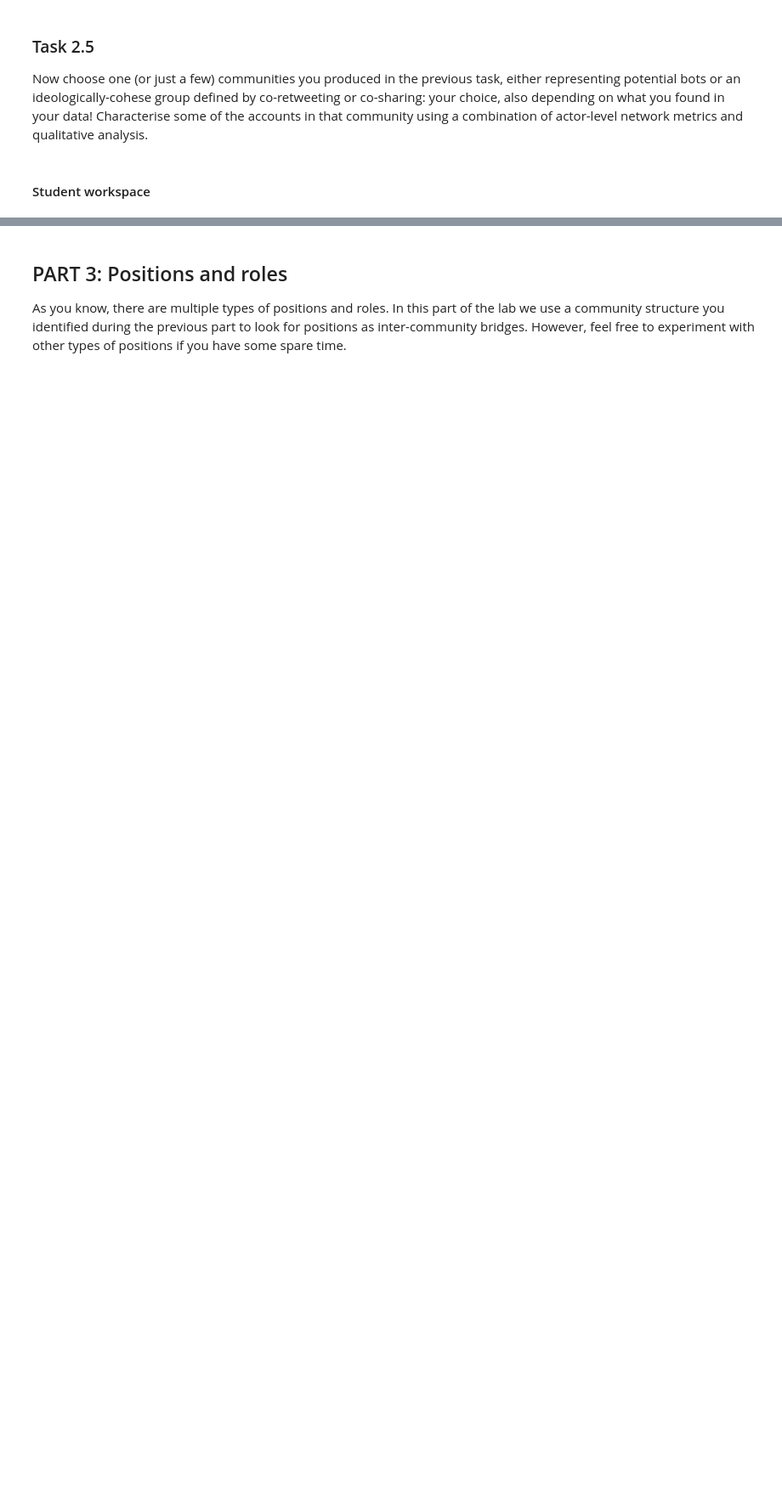
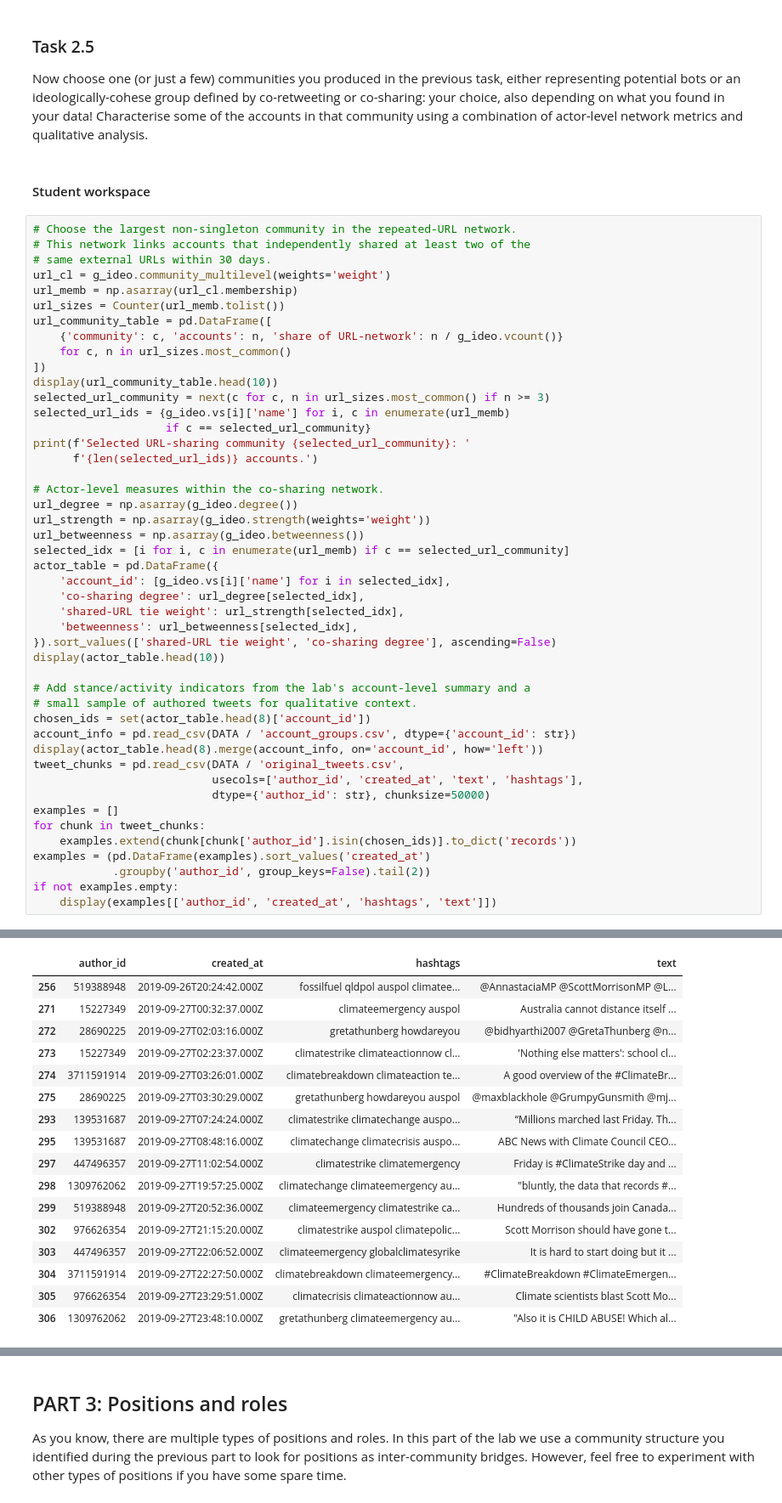
Before and after one commit to oskarpiibar/Mining-of-Social-Data, a Jupyter notebook: Lab3/lab_03.ipynb, the cells around one changed output, grey strips where cells are left out. Shown at 85% size. Saved outputs shown, nothing was run; the diff lists cells and outputs as text; blank space fills up the shorter version.

```diff
--- a/Lab3/lab_03.ipynb
+++ b/Lab3/lab_03.ipynb
@@ -640,3 +788,50 @@ Another application of community detection is to identify interesting communitie
 Now choose one (or just a few) communities you produced in the previous task, either representing potential bots or an ideologically-cohese group defined by co-retweeting or co-sharing: your choice, also depending on what you found in your data! Characterise some of the accounts in that community using a combination of actor-level network metrics and qualitative analysis.
 # %% [markdown]
 #### Student workspace
+# %%
+# Choose the largest non-singleton community in the repeated-URL network.
+# This network links accounts that independently shared at least two of the
+# same external URLs within 30 days.
+url_cl = g_ideo.community_multilevel(weights='weight')
+url_memb = np.asarray(url_cl.membership)
+url_sizes = Counter(url_memb.tolist())
+url_community_table = pd.DataFrame([
+    {'community': c, 'accounts': n, 'share of URL-network': n / g_ideo.vcount()}
+    for c, n in url_sizes.most_common()
+])
+display(url_community_table.head(10))
+selected_url_community = next(c for c, n in url_sizes.most_common() if n >= 3)
+selected_url_ids = {g_ideo.vs[i]['name'] for i, c in enumerate(url_memb)
+                    if c == selected_url_community}
+print(f'Selected URL-sharing community {selected_url_community}: '
+      f'{len(selected_url_ids)} accounts.')
+
+# Actor-level measures within the co-sharing network.
+url_degree = np.asarray(g_ideo.degree())
+url_strength = np.asarray(g_ideo.strength(weights='weight'))
+url_betweenness = np.asarray(g_ideo.betweenness())
+selected_idx = [i for i, c in enumerate(url_memb) if c == selected_url_community]
+actor_table = pd.DataFrame({
+    'account_id': [g_ideo.vs[i]['name'] for i in selected_idx],
+    'co-sharing degree': url_degree[selected_idx],
+    'shared-URL tie weight': url_strength[selected_idx],
+    'betweenness': url_betweenness[selected_idx],
+}).sort_values(['shared-URL tie weight', 'co-sharing degree'], ascending=False)
+display(actor_table.head(10))
+
+# Add stance/activity indicators from the lab's account-level summary and a
+# small sample of authored tweets for qualitative context.
+chosen_ids = set(actor_table.head(8)['account_id'])
+account_info = pd.read_csv(DATA / 'account_groups.csv', dtype={'account_id': str})
+display(actor_table.head(8).merge(account_info, on='account_id', how='left'))
+tweet_chunks = pd.read_csv(DATA / 'original_tweets.csv',
+                           usecols=['author_id', 'created_at', 'text', 'hashtags'],
+                           dtype={'author_id': str}, chunksize=50000)
+examples = []
+for chunk in tweet_chunks:
+    examples.extend(chunk[chunk['author_id'].isin(chosen_ids)].to_dict('records'))
+examples = (pd.DataFrame(examples).sort_values('created_at')
+            .groupby('author_id', group_keys=False).tail(2))
+if not examples.empty:
+    display(examples[['author_id', 'created_at', 'hashtags', 'text']])
+# %% [output]
@@ -643,2 +870,19 @@ Now choose one (or just a few) communities you produced in the previous task, ei
+|  | author_id | created_at | hashtags | text |
+| 256 | 519388948 | 2019-09-26T20:24:42.000Z | fossilfuel qldpol auspol climatee... | @AnnastaciaMP @ScottMorrisonMP @L... |
+| 271 | 15227349 | 2019-09-27T00:32:37.000Z | climateemergency auspol | Australia cannot distance itself ... |
+| 272 | 28690225 | 2019-09-27T02:03:16.000Z | gretathunberg howdareyou | @bidhyarthi2007 @GretaThunberg @n... |
+| 273 | 15227349 | 2019-09-27T02:23:37.000Z | climatestrike climateactionnow cl... | 'Nothing else matters': school cl... |
+| 274 | 3711591914 | 2019-09-27T03:26:01.000Z | climatebreakdown climateaction te... | A good overview of the #ClimateBr... |
+| 275 | 28690225 | 2019-09-27T03:30:29.000Z | gretathunberg howdareyou auspol | @maxblackhole @GrumpyGunsmith @mj... |
+| 293 | 139531687 | 2019-09-27T07:24:24.000Z | climatestrike climatechange auspo... | “Millions marched last Friday. Th... |
+| 295 | 139531687 | 2019-09-27T08:48:16.000Z | climatechange climatecrisis auspo... | ABC News with Climate Council CEO... |
+| 297 | 447496357 | 2019-09-27T11:02:54.000Z | climatestrike climatemergency | Friday is #ClimateStrike day and ... |
+| 298 | 1309762062 | 2019-09-27T19:57:25.000Z | climatechange climateemergency au... | "bluntly, the data that records #... |
+| 299 | 519388948 | 2019-09-27T20:52:36.000Z | climateemergency climatestrike ca... | Hundreds of thousands join Canada... |
+| 302 | 976626354 | 2019-09-27T21:15:20.000Z | climatestrike auspol climatepolic... | Scott Morrison should have gone t... |
+| 303 | 447496357 | 2019-09-27T22:06:52.000Z | climateemergency globalclimatesyrike | It is hard to start doing but it ... |
+| 304 | 3711591914 | 2019-09-27T22:27:50.000Z | climatebreakdown climateemergency... | #ClimateBreakdown #ClimateEmergen... |
+| 305 | 976626354 | 2019-09-27T23:29:51.000Z | climatecrisis climateactionnow au... | Climate scientists blast Scott Mo... |
+| 306 | 1309762062 | 2019-09-27T23:48:10.000Z | gretathunberg climateemergency au... | "Also it is CHILD ABUSE! Which al... |
 # %% [markdown]
 #### Notes / observations
```
Also changed, not shown: parts of 14 cells of this notebook.
